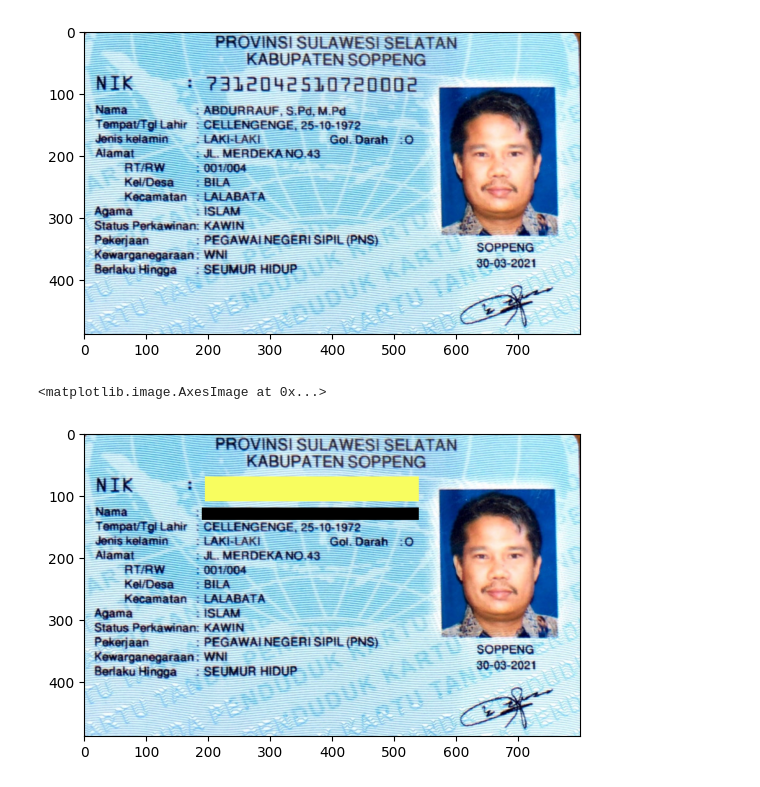
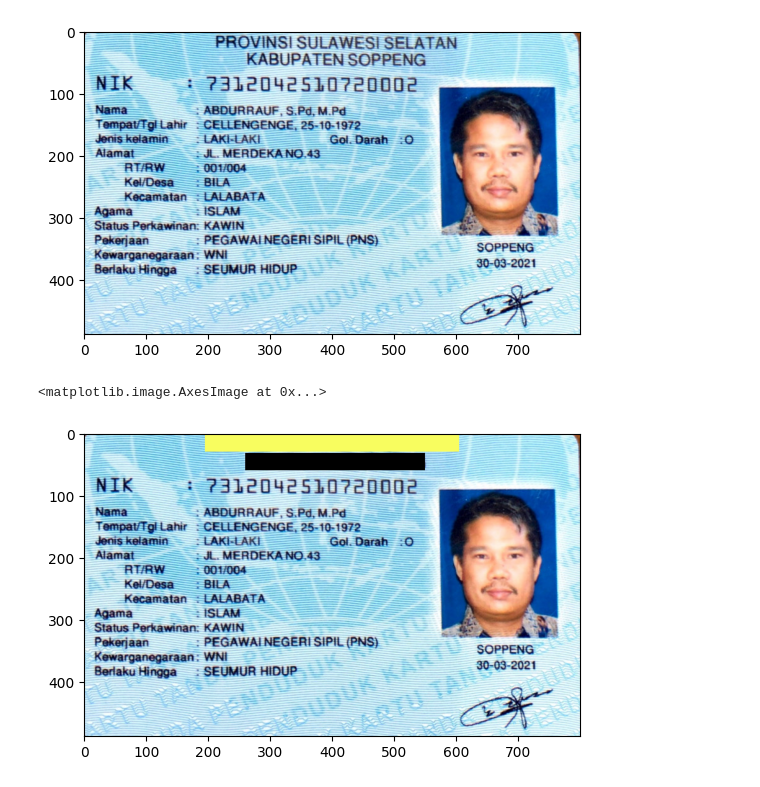
Before and after one commit to Wandafebrr/PCVK_2023, a Jupyter notebook: Week1.ipynb, the cells around one changed output. Drawn from its saved outputs; the diff is of its cells as text; code cells hidden in the pictures.

```diff
--- a/Week1.ipynb
+++ b/Week1.ipynb
@@ -165,9 +165,9 @@ plt.imshow(img1)
 <matplotlib.image.AxesImage at 0x...>
 [figure]
 # %%
-img1[70:110,195:540] = [248,253,95]
-img1[120:140,190:540] = [0,0,0]
+img1[0:30,195:605] = [248,253,95]
+img1[32:60,260:550] = [0,0,0]
 plt.imshow(img1)
 # %% [output]
 <matplotlib.image.AxesImage at 0x...>
-[figure, old version]
+[figure, new version]
```
Also changed, not shown: parts of 1 cell of this notebook.
